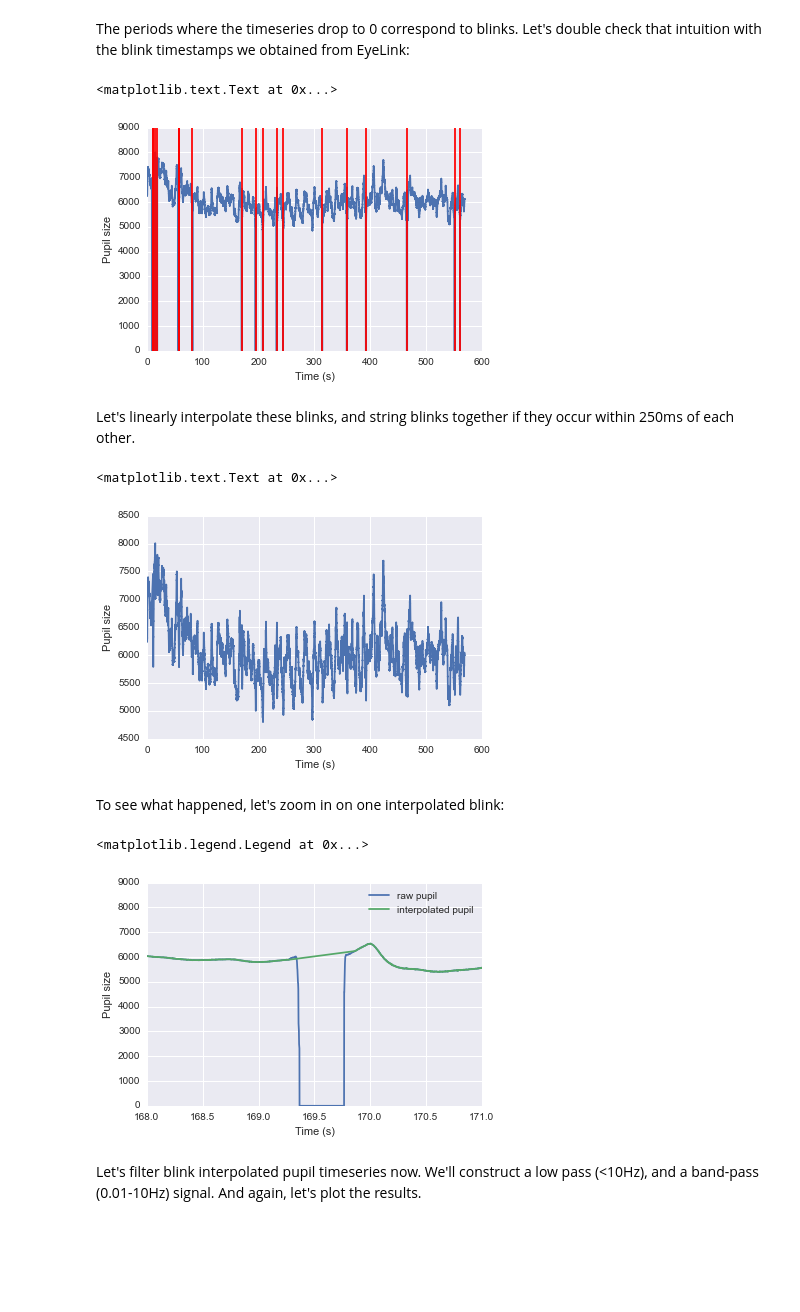
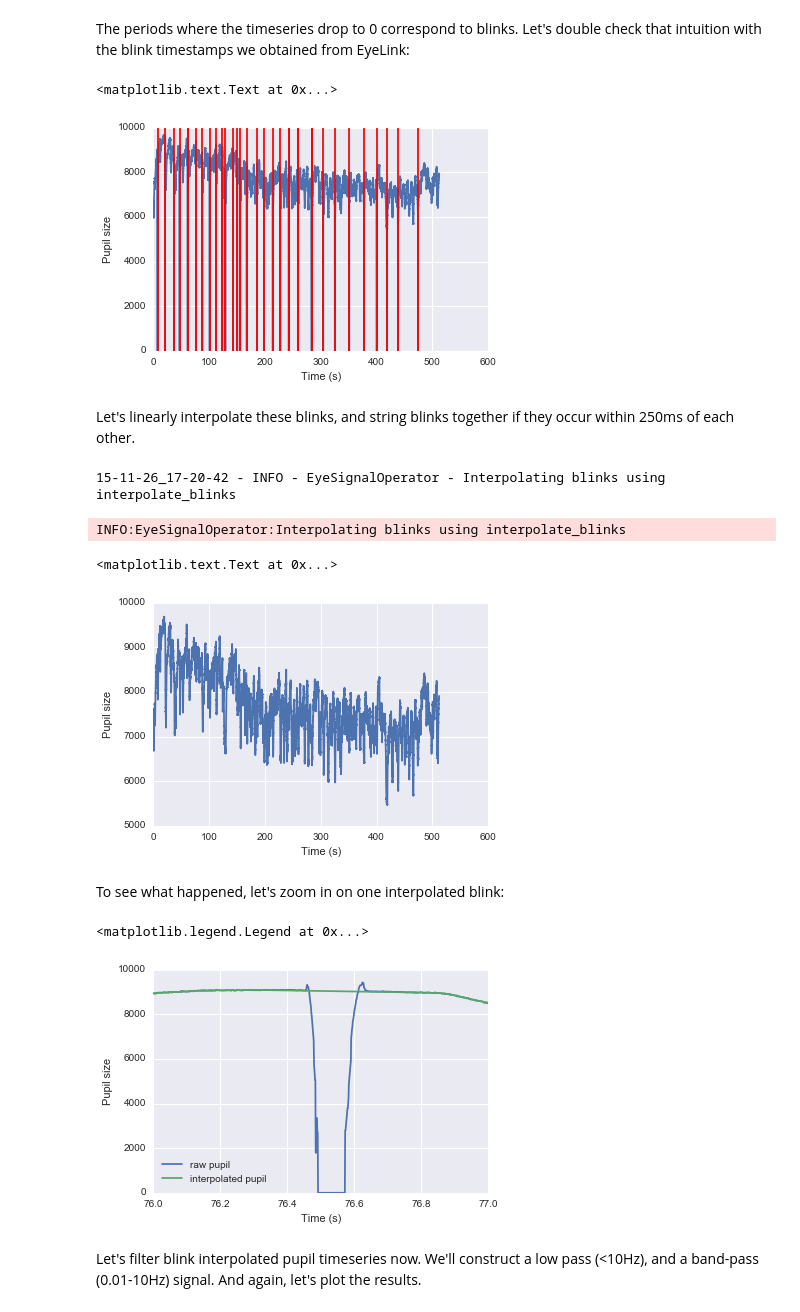
Before and after one commit to DonnerLab/Tutorials, a Jupyter notebook: pupil_preprocess_python.ipynb, the cells around one changed output. Cells and saved outputs as stored; diff of their text form; code cells hidden in the pictures; blank space fills up the shorter version.

```diff
--- a/pupil_preprocess_python.ipynb
+++ b/pupil_preprocess_python.ipynb
@@ -40,37 +40,38 @@ ylabel('Pupil size')
 The periods where the timeseries drop to 0 correspond to blinks. Let's double check that intuition with the blink timestamps we obtained from EyeLink:
 # %%
 plot(x, eso.raw_pupil)
-for bl in eso.blink_ends:
-    blink = (bl - start_time) / sample_rate
+for bl in eso.blink_ends_EL:
+    blink = (bl) / sample_rate
     axvline(blink, color='r')
 xlabel('Time (s)')
 ylabel('Pupil size')
 # %% [output]
 <matplotlib.text.Text at 0x...>
-[figure, old version]
+[figure, new version]
 # %% [markdown]
 Let's linearly interpolate these blinks, and string blinks together if they occur within 250ms of each other.
 # %%
-eso.blink_detection_pupil(coalesce_period=250)
-eso.interpolate_blinks(method='linear')
+eso.interpolate_blinks(method='linear', coalesce_period=500)
 plot(x, eso.interpolated_pupil)
 xlabel('Time (s)')
 ylabel('Pupil size')
 # %% [output]
-<matplotlib.text.Text at 0x...>
+15-11-26_17-20-42 - INFO - EyeSignalOperator - Interpolating blinks using interpolate_blinks
+INFO:EyeSignalOperator:Interpolating blinks using interpolate_blinks
+<matplotlib.text.Text at 0x...>
-[figure, old version]
+[figure, new version]
 # %% [markdown]
 To see what happened, let's zoom in on one interpolated blink:
 # %%
 plot(x, eso.raw_pupil, label='raw pupil')
 plot(x, eso.interpolated_pupil, label='interpolated pupil')
-xlim( (eso.blink_starts[5] - 1000) / sample_rate, (eso.blink_ends[5] + 2000) / sample_rate )
+xlim( (eso.blink_starts[5] - 100) / sample_rate, (eso.blink_ends[5] + 500) / sample_rate )
 xlabel('Time (s)')
 ylabel('Pupil size')
-legend()
+legend(loc=3)
 # %% [output]
 <matplotlib.legend.Legend at 0x...>
-[figure, old version]
+[figure, new version]
 # %% [markdown]
 Let's filter blink interpolated pupil timeseries now. We'll construct a low pass (<10Hz), and a band-pass (0.01-10Hz) signal. And again, let's plot the results.
 # %%
```
Also changed, not shown: parts of 7 cells of this notebook.
